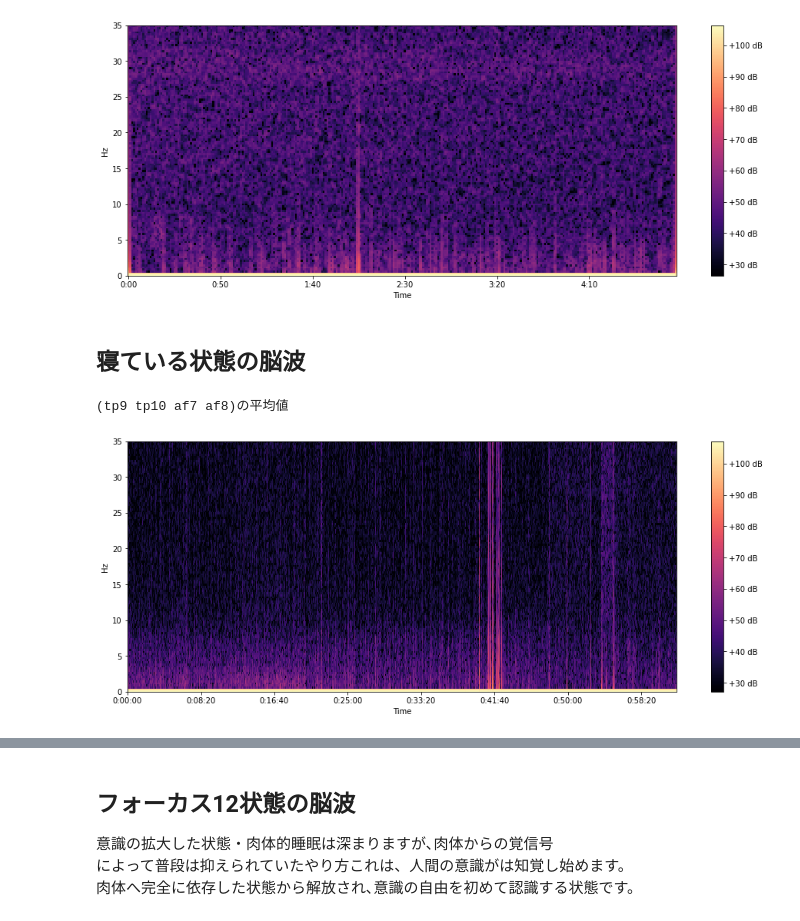
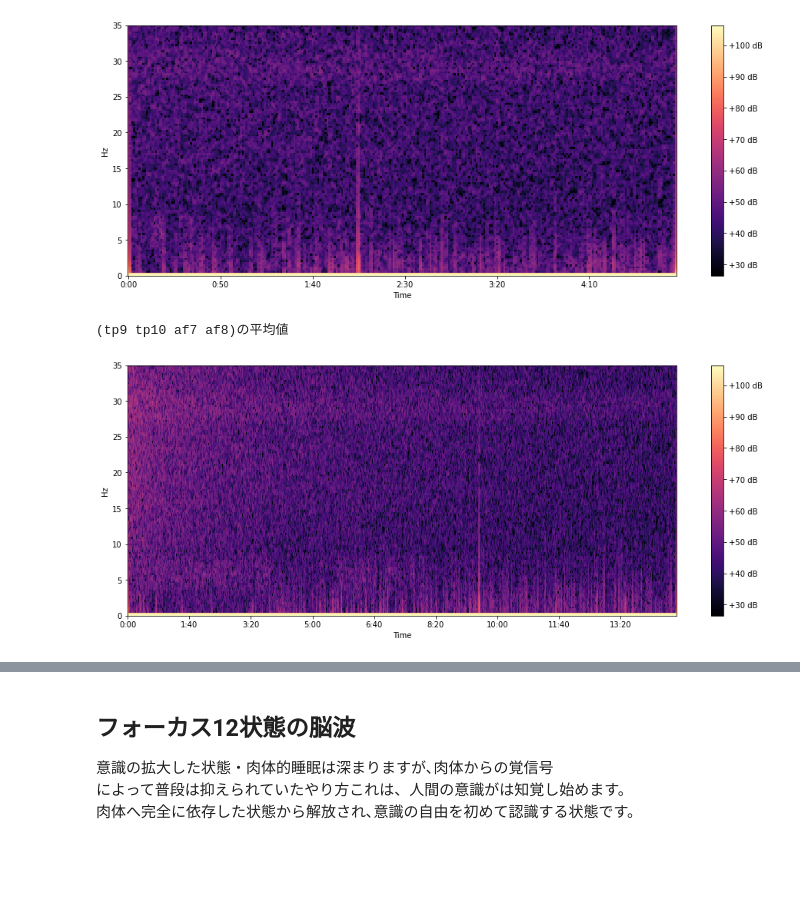
Before and after one commit to tatsu-i/MetaMind, a Jupyter notebook: notebook/hemi_sync.ipynb, the cells around one changed output, grey strips where cells are left out. Cells and saved outputs as stored; diff of their text form; code cells hidden in the pictures; blank space fills up the shorter version.

```diff
--- a/notebook/hemi_sync.ipynb
+++ b/notebook/hemi_sync.ipynb
@@ -84,11 +86,9 @@ plot_spec_eeg(file_name)
 # %% [output]
 (tp9 tp10 af7 af8)の平均値
 [figure]
-# %% [markdown]
-## 寝ている状態の脳波
-# %%
-file_name="/logs/sleep-2022-05-09/eeg.csv"
-plot_spec_eeg(file_name)
-# %% [output]
-(tp9 tp10 af7 af8)の平均値
-[figure, removed]
+# %%
+file_name="/logs/wakeup/eeg.csv"
+plot_spec_eeg(file_name)
+# %% [output]
+(tp9 tp10 af7 af8)の平均値
+[figure, added]
```
Also changed, not shown: parts of 3 cells of this notebook.
